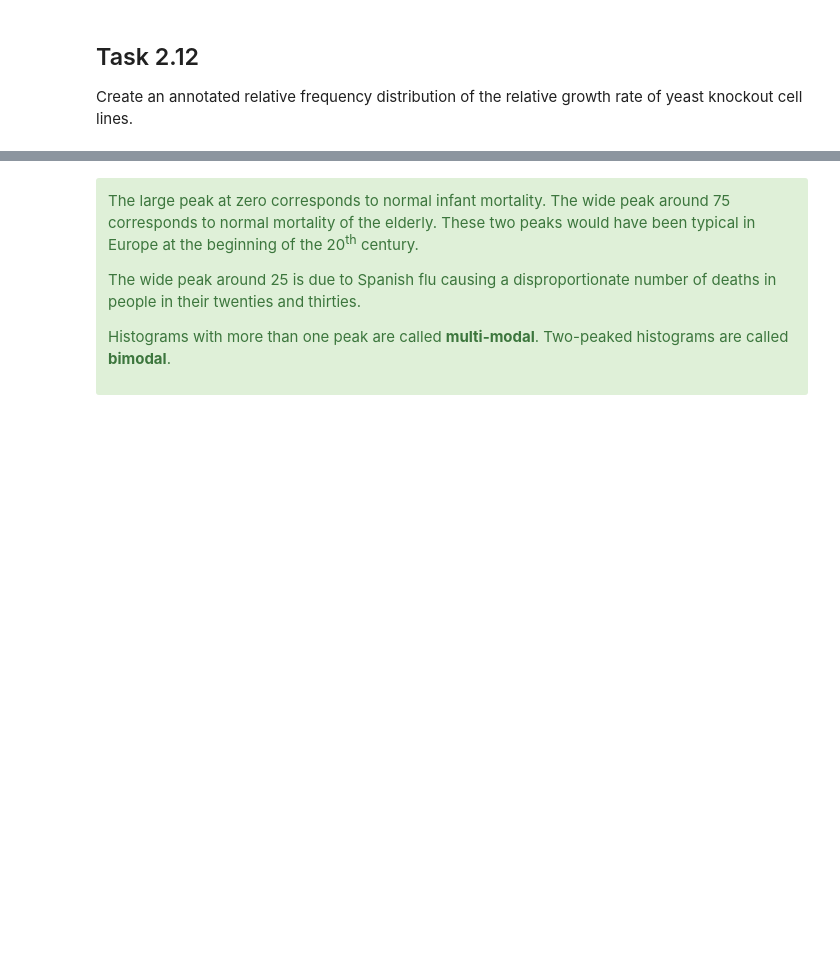
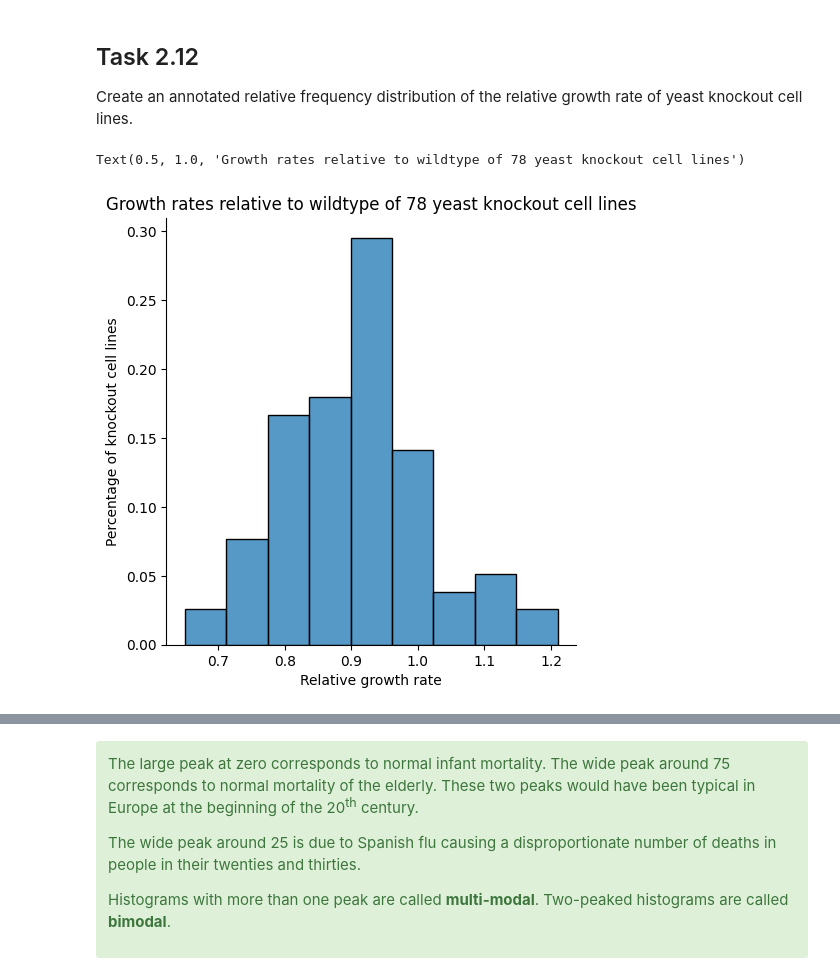
Before and after one commit to ZakarY2HM6f/Variation1, a Jupyter notebook: Coding Practicals Notebooks/Coding 3 - Working with data.ipynb, the cells around one changed output, grey strips where cells are left out. Drawn from its saved outputs; the diff is of its cells as text; code cells hidden in the pictures; blank space fills up the shorter version.

```diff
--- a/Coding Practicals Notebooks/Coding 3 - Working with data.ipynb
+++ b/Coding Practicals Notebooks/Coding 3 - Working with data.ipynb
@@ -364,6 +453,16 @@ g = sns.displot(yeast['relative_growth_rate'], stat='proportion')
 ## Task 2.12
 
 Create an annotated relative frequency distribution of the relative growth rate of yeast knockout cell lines.
+# %%
+g = sns.displot(yeast['relative_growth_rate'], stat="proportion")
+
+g.ax.set_xlabel("Relative growth rate")
+g.ax.set_ylabel("Percentage of knockout cell lines")
+
+g.ax.set_title("Growth rates relative to wildtype of 78 yeast knockout cell lines")
+# %% [output]
+Text(0.5, 1.0, 'Growth rates relative to wildtype of 78 yeast knockout cell lines')
+[figure, added]
 # %% [markdown]
 ## Task 2.13
 <figure>
```
Also changed, not shown: parts of 15 cells of this notebook, 1 other file.
